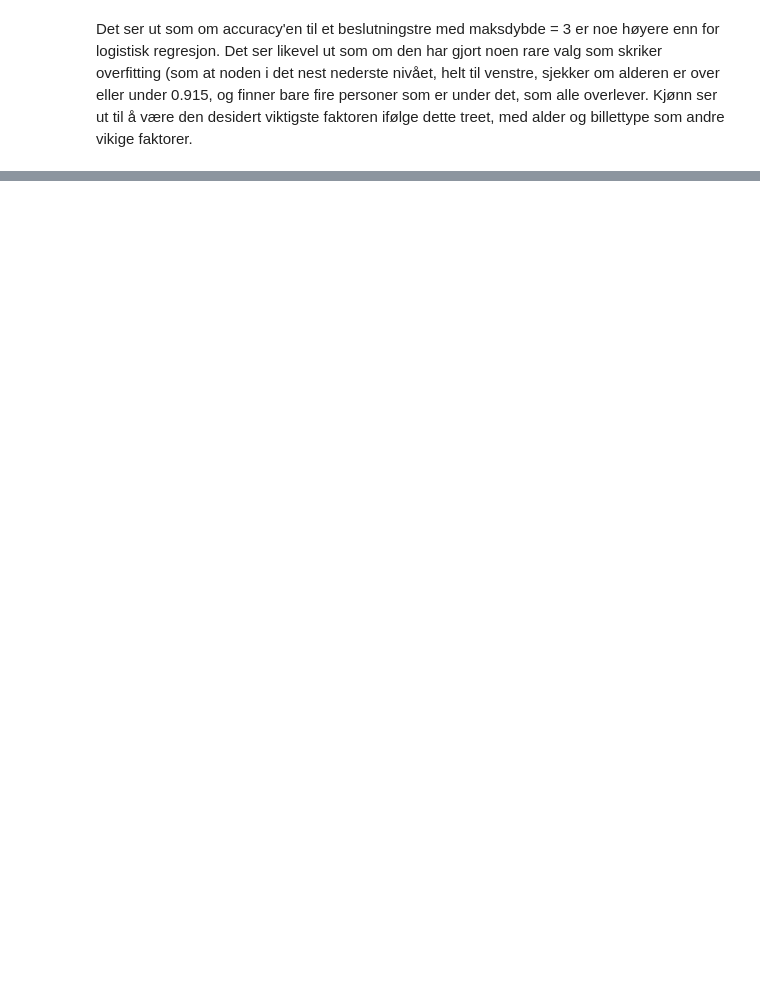
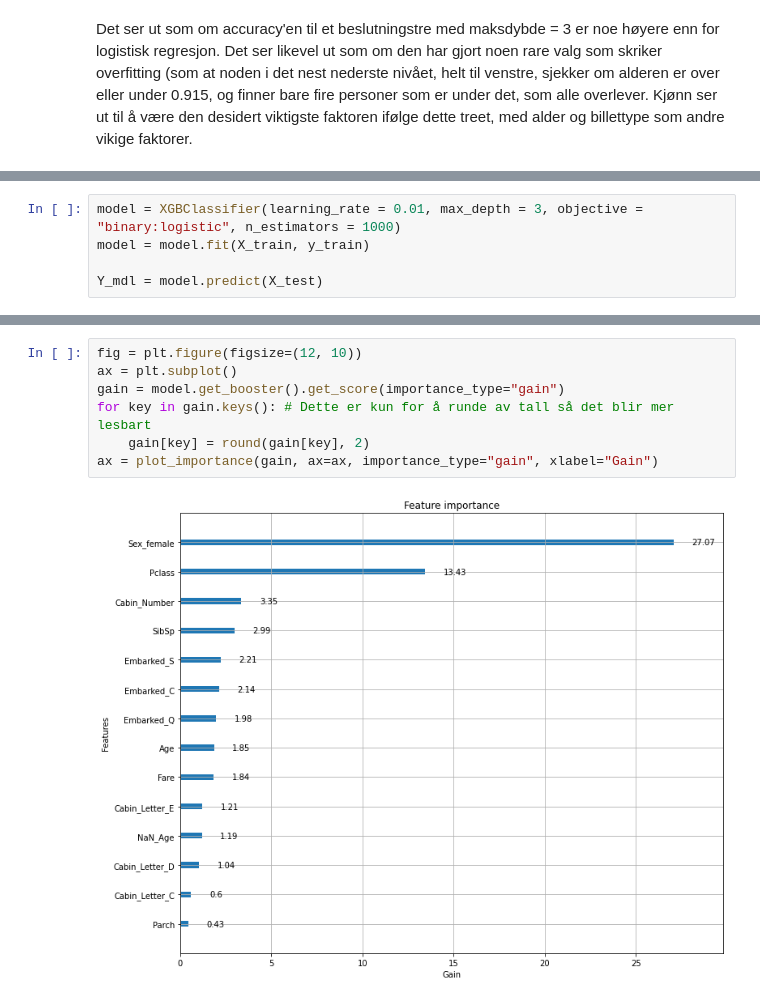
Before and after one commit to didriksi/HON2200-oblig01, a Jupyter notebook: notebooks/001-dsi-oblig.ipynb, the cells around one changed output, grey strips where cells are left out. Cells and saved outputs as stored; diff of their text form; blank space fills up the shorter version.

```diff
--- a/notebooks/001-dsi-oblig.ipynb
+++ b/notebooks/001-dsi-oblig.ipynb
@@ -237,0 +242,5 @@ Hvis vi endrer max_depth har vi stor varians i hvor mye bedre/verre vi blir, men
+# %%
+model = XGBClassifier(learning_rate = 0.01, max_depth = 3, objective = "binary:logistic", n_estimators = 1000)
+model = model.fit(X_train, y_train)
+
+Y_mdl = model.predict(X_test)
@@ -237,0 +249,9 @@ Hvis vi endrer max_depth har vi stor varians i hvor mye bedre/verre vi blir, men
+# %%
+fig = plt.figure(figsize=(12, 10))
+ax = plt.subplot()
+gain = model.get_booster().get_score(importance_type="gain")
+for key in gain.keys(): # Dette er kun for å runde av tall så det blir mer lesbart
+    gain[key] = round(gain[key], 2)
+ax = plot_importance(gain, ax=ax, importance_type="gain", xlabel="Gain")
+# %% [output]
+[figure, added]
```
Also changed, not shown: parts of 14 cells of this notebook, 1 other file.
